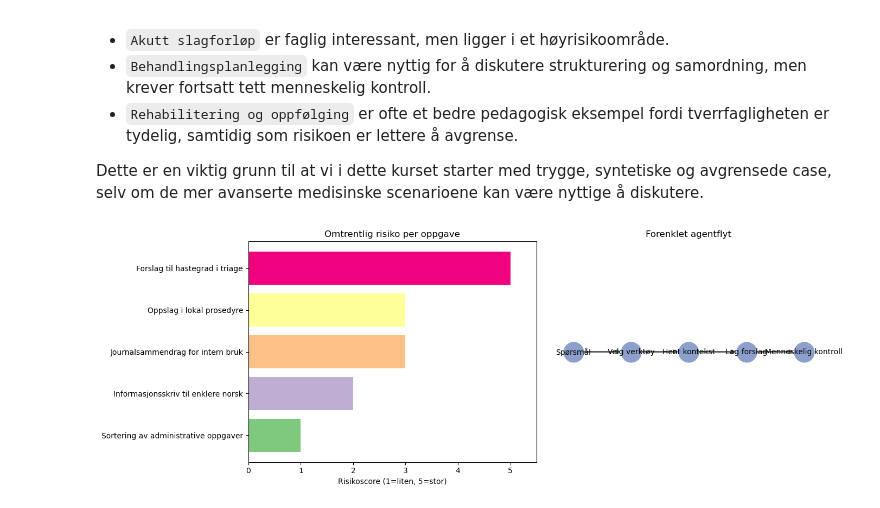
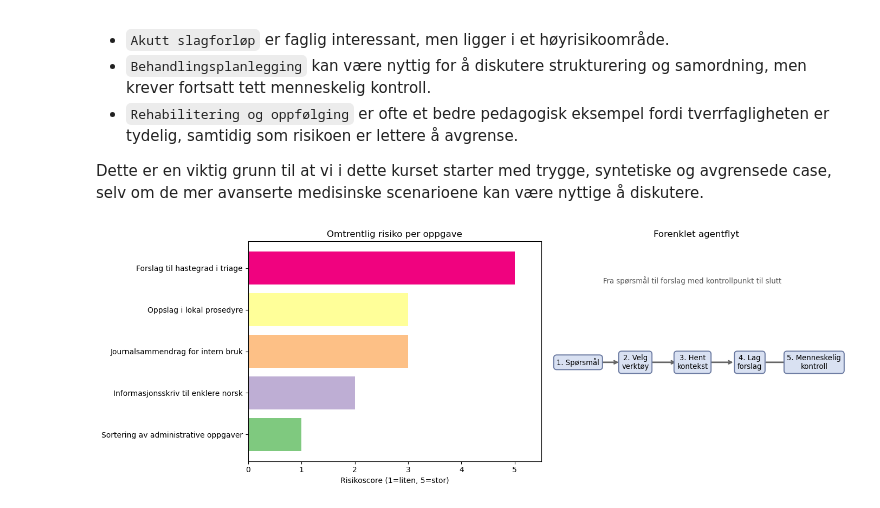
Before and after one commit to arvidl/AI-og-helse, a Jupyter notebook: uke05-agentisk-ai/02_agentisk_ai_i_helse.ipynb, the cells around one changed output. Saved outputs shown, nothing was run; the diff lists cells and outputs as text; code cells hidden in the pictures.

```diff
--- a/uke05-agentisk-ai/02_agentisk_ai_i_helse.ipynb
+++ b/uke05-agentisk-ai/02_agentisk_ai_i_helse.ipynb
@@ -528,33 +598,55 @@ Dette er en viktig grunn til at vi i dette kurset starter med trygge, syntetiske
 # %%
 fig, axes = plt.subplots(1, 2, figsize=(14, 5))
 
 # Visualisering 1: risiko for ulike oppgaver
 sortert = scenarioer.sort_values("Risikoscore")
 axes[0].barh(sortert["Oppgave"], sortert["Risikoscore"], color=["#7fc97f", "#beaed4", "#fdc086", "#ffff99", "#f0027f"])
 axes[0].set_title("Omtrentlig risiko per oppgave")
 axes[0].set_xlabel("Risikoscore (1=liten, 5=stor)")
 axes[0].set_xlim(0, 5.5)
 
 # Visualisering 2: enkel agentflyt
-steg = ["Spørsmål", "Velg verktøy", "Hent kontekst", "Lag forslag", "Menneskelig kontroll"]
-x = list(range(len(steg)))
+steg = [
+    "1. Spørsmål",
+    "2. Velg\nverktøy",
+    "3. Hent\nkontekst",
+    "4. Lag\nforslag",
+    "5. Menneskelig\nkontroll",
+]
+x = [0, 1.6, 3.2, 4.8, 6.6]
 y = [1] * len(steg)
-axes[1].scatter(x, y, s=700, color="#8da0cb")
+
 for i in range(len(steg) - 1):
     axes[1].annotate(
         "",
-        xy=(x[i + 1] - 0.15, y[i]),
-        xytext=(x[i] + 0.15, y[i]),
-        arrowprops=dict(arrowstyle="->", lw=2, color="#555555"),
+        xy=(x[i + 1] - 0.42, y[i]),
+        xytext=(x[i] + 0.42, y[i]),
+        arrowprops=dict(arrowstyle="->", lw=2, color="#666666"),
     )
-for xi, label in zip(x, steg):
-    axes[1].text(xi, y[0], label, ha="center", va="center", fontsize=10)
+
+for xi, yi, label in zip(x, y, steg):
+    axes[1].text(
+        xi,
+        yi,
+        label,
+        ha="center",
+        va="center",
+        fontsize=9.5,
+        bbox={
+            "boxstyle": "round,pad=0.42",
+            "facecolor": "#d9e1f2",
+            "edgecolor": "#6b7aa1",
+            "linewidth": 1.4,
+        },
+    )
+
+axes[1].text(3.2, 1.36, "Fra spørsmål til forslag med kontrollpunkt til slutt", ha="center", fontsize=9.5, color="#555555")
 axes[1].set_title("Forenklet agentflyt")
-axes[1].set_xlim(-0.5, len(steg) - 0.5)
-axes[1].set_ylim(0.8, 1.2)
+axes[1].set_xlim(-0.8, 7.4)
+axes[1].set_ylim(0.55, 1.55)
 axes[1].axis("off")
 
 plt.tight_layout()
 plt.show()
 # %% [output]
-[figure, old version]
+[figure, new version]
```
Also changed, not shown: parts of 7 cells of this notebook, 1 other file.
